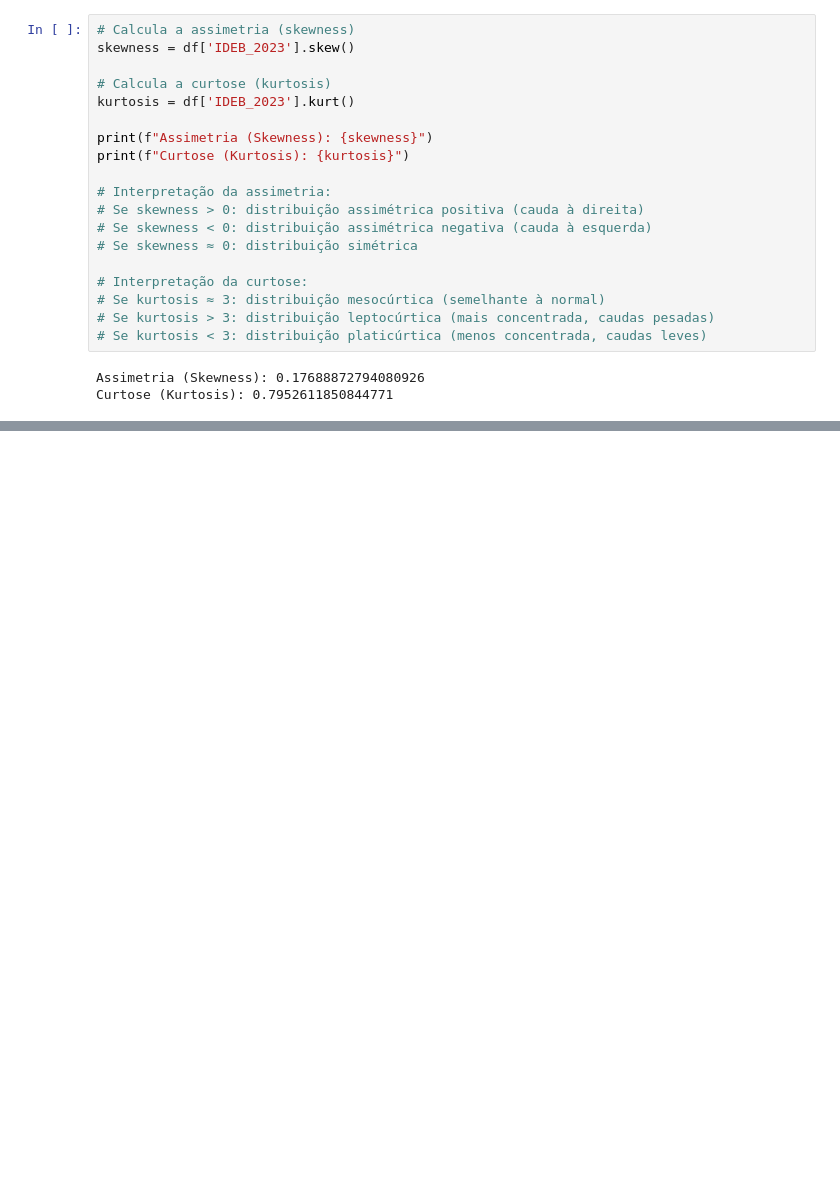
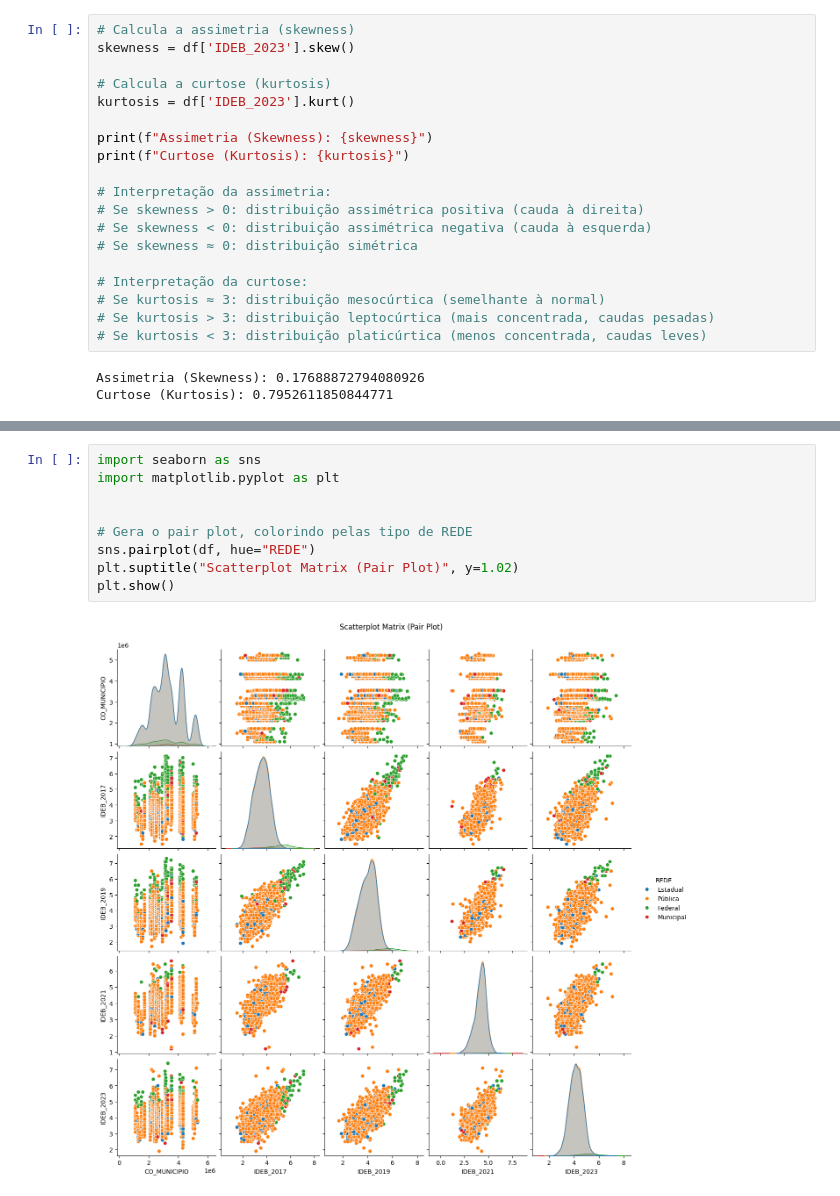
Before and after one commit to sebavassou/estatistica_descritiva, a Jupyter notebook: Trabalho_Final/Projeto_ED001.ipynb, the cells around one changed output, grey strips where cells are left out. Drawn from its saved outputs; the diff is of its cells as text; blank space fills up the shorter version.

```diff
--- a/Trabalho_Final/Projeto_ED001.ipynb
+++ b/Trabalho_Final/Projeto_ED001.ipynb
@@ -369,0 +236,11 @@ O gráfico e as medidas indicam que há poucos ou nenhum outlier significativo n
+# %%
+import seaborn as sns
+import matplotlib.pyplot as plt
+
+
+# Gera o pair plot, colorindo pelas tipo de REDE
+sns.pairplot(df, hue="REDE")
+plt.suptitle("Scatterplot Matrix (Pair Plot)", y=1.02)
+plt.show()
+# %% [output]
+[figure, added]
```
Also changed, not shown: parts of 4 cells of this notebook.
